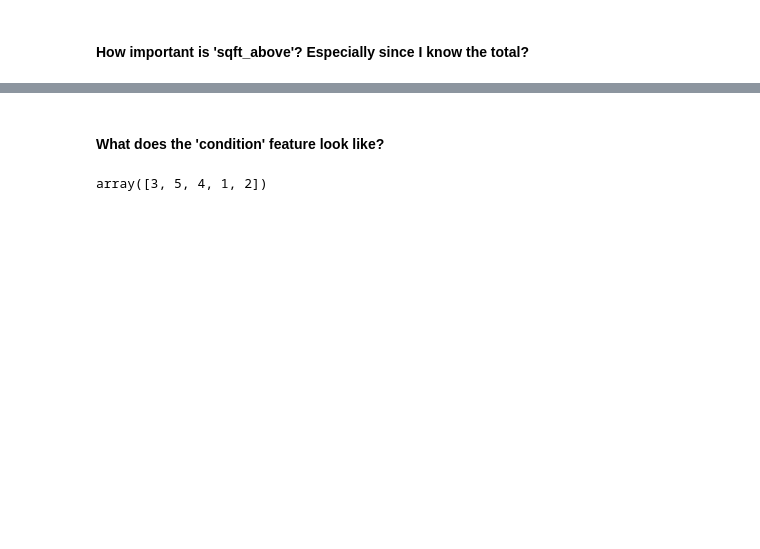
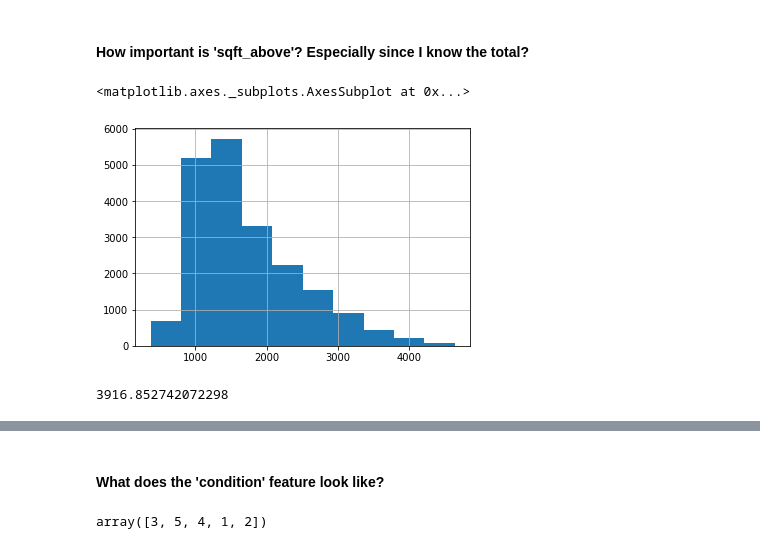
Before and after one commit to twhipple/dsc-v2-mod1-final-project-online-ds-pt-090919, a Jupyter notebook: student.ipynb, the cells around one changed output, grey strips where cells are left out. Saved outputs shown, nothing was run; the diff lists cells and outputs as text; code cells hidden in the pictures; blank space fills up the shorter version.

```diff
--- a/student.ipynb
+++ b/student.ipynb
@@ -176,6 +195,9 @@ array([7129300520, 6414100192, 5631500400, ..., 1523300141,  291310100,
        1523300157])
 # %%
 # Probably gonna just drop these since the number don't really mean anything.
+# %%
+# Drop 'id' from the dataset.
+data = data.drop(["id"], axis=1)
 # %% [markdown]
 #### Either you have 'waterfront' or you don't, right?
 # %%
@@ -298,3 +383,16 @@ Name: sqft_basement, dtype: float64
 #### How important is 'sqft_above'?  Especially since I know the total?
 # %%
 # 'sqft_above' seems continuous.  Or is this number really just the total sqaure foot minus the basement?
+# %%
+# Let's look at a histogram of this.  Gonna need matplotlib library!
+import matplotlib.pyplot as plt
+%matplotlib inline
+data.sqft_above.hist()
+# %% [output]
+<matplotlib.axes._subplots.AxesSubplot at 0x...>
+[figure, added]
+# %%
+# Again, using 3 standard deviations to predict outliers
+data.sqft_above.mean()+data.sqft_above.std()*3
+# %% [output]
+3916.852742072298
```
Also changed, not shown: parts of 141 cells of this notebook, 16 other files.
